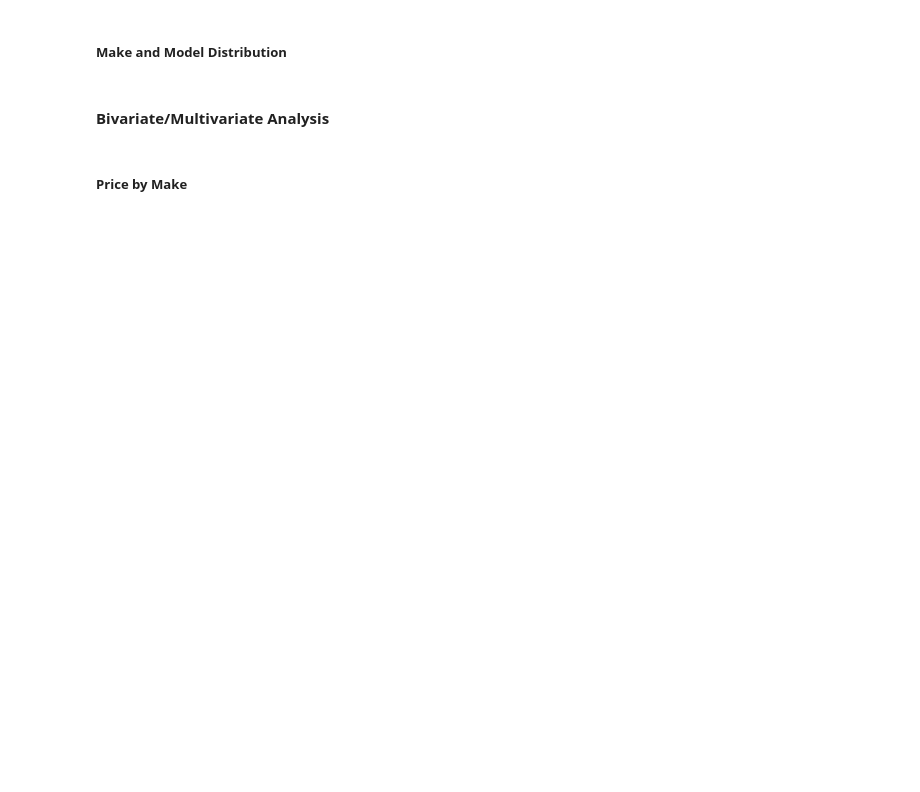
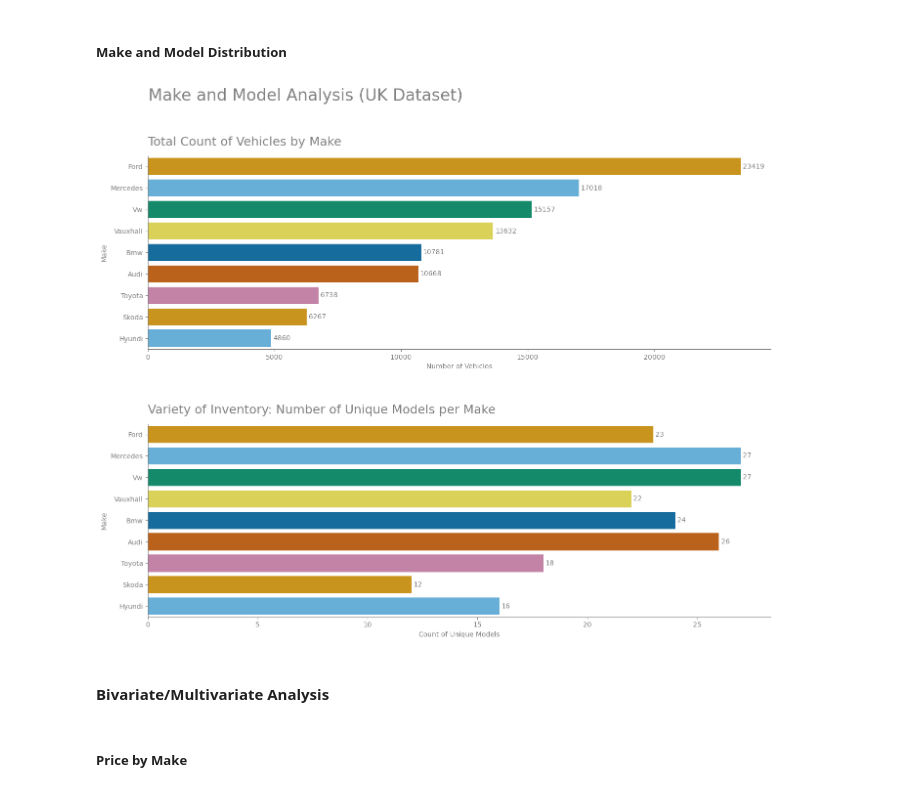
Before and after one commit to AnaaaKareem/used-car-price-depreciation, a Jupyter notebook: notebooks/data_understanding.ipynb, the cells around one changed output. Drawn from its saved outputs; the diff is of its cells as text; code cells hidden in the pictures; blank space fills up the shorter version.

```diff
--- a/notebooks/data_understanding.ipynb
+++ b/notebooks/data_understanding.ipynb
@@ -257,44 +439,59 @@ plt.show()
 # %%
 # Initialize subplots for make and model variety analysis
 fig, axes = plt.subplots(2, 1, figsize=(14, 12))
 
-# Set title for the make-level overview
-fig.suptitle('Make and Model Analysis (UK Dataset)', fontsize=16)
+# Set title for the make-level overview - Aligned left to reduce eye-travel
+fig.suptitle('Make and Model Analysis (UK Dataset)',
+             fontsize=24, x=0.08, ha='left', color='grey')
 
-# Determine the order of make by frequency
+# Determine the order of make by frequency - We will use this for BOTH graphs
 make_order = dfs['uk_dataset']['make'].value_counts().index
 
-# Generate horizontal count plot for make frequency
-sns.countplot(data=dfs['uk_dataset'], y='make', order=make_order, ax=axes[0], palette='viridis')
+# Create a color mapping that cycles through the palette
+brand_palette = {make: okabe_ito[i % len(okabe_ito)] for i, make in enumerate(make_order)}
 
-# Set individual plot title and axis labels for make counts
-axes[0].set_title('Total Count of Vehicles by Make (UK Dataset)')
-axes[0].set_xlabel('Number of Vehicles')
-axes[0].set_ylabel('Make')
+# 1. Top Plot: Total Count (Sorted by Frequency)
+sns.countplot(data=dfs['uk_dataset'], y='make', order=make_order,
+              ax=axes[0], palette=brand_palette, hue='make', dodge=False, legend=False)
 
-# Annotate bars with total vehicle counts per make
+axes[0].set_title('Total Count of Vehicles by Make', loc='left', color='grey', fontsize=18, pad=15)
+axes[0].set_xlabel('Number of Vehicles', color='grey')
+axes[0].set_ylabel('Make', color='grey')
+
 for container in axes[0].containers:
-    axes[0].bar_label(container, padding=3)
+    axes[0].bar_label(container, padding=3, color='grey')
 
-# Calculate the number of unique models available for each make
-unique_models = dfs['uk_dataset'].groupby('make')['model'].nunique().sort_values(ascending=False)
+# 2. Bottom Plot: Unique Models (Now using the same 'make_order' as above)
+unique_models = dfs['uk_dataset'].groupby('make')['model'].nunique()
 
-# Generate horizontal bar plot
-sns.barplot(x=unique_models.values, y=unique_models.index, ax=axes[1], palette='magma')
+sns.barplot(x=unique_models.values, y=unique_models.index, order=make_order,
+            ax=axes[1], palette=brand_palette, hue=unique_models.index, dodge=False, legend=False)
 
-# Set individual plot title and labels for unique model counts
-axes[1].set_title('Variety of Inventory: Number of Unique Models per Make (UK Dataset)')
-axes[1].set_xlabel('Count of Unique Models')
-axes[1].set_ylabel('Make')
+axes[1].set_title('Variety of Inventory: Number of Unique Models per Make', loc='left', color='grey', fontsize=18, pad=15)
+axes[1].set_xlabel('Count of Unique Models', color='grey')
+axes[1].set_ylabel('Make', color='grey')
 
-# Annotate bars with the specific count of unique models
 for container in axes[1].containers:
-    axes[1].bar_label(container, padding=3)
+    axes[1].bar_label(container, padding=3, color='grey')
 
-# Optimize layout for readability and display the combined figure
-plt.tight_layout()
+# Refine the visual interface by stripping clutter and applying grey tones
+for ax in axes:
+    ax.spines['top'].set_visible(False)
+    ax.spines['right'].set_visible(False)
+    ax.spines['left'].set_color('grey')
+    ax.spines['bottom'].set_color('grey')
+    ax.tick_params(colors='grey')
+
+# Optimize layout
+plt.tight_layout(rect=[0, 0.03, 1, 0.95], h_pad=5.0)
+
+# Save graph
+plt.savefig('make_model_analysis_uk.png', dpi=300, bbox_inches='tight')
+
 # Show barplots
 plt.show()
+# %% [output]
+[figure, added]
 # %% [markdown]
 #### Bivariate/Multivariate Analysis
 # %% [markdown]
```
Also changed, not shown: parts of 30 cells of this notebook, 1 other file.
